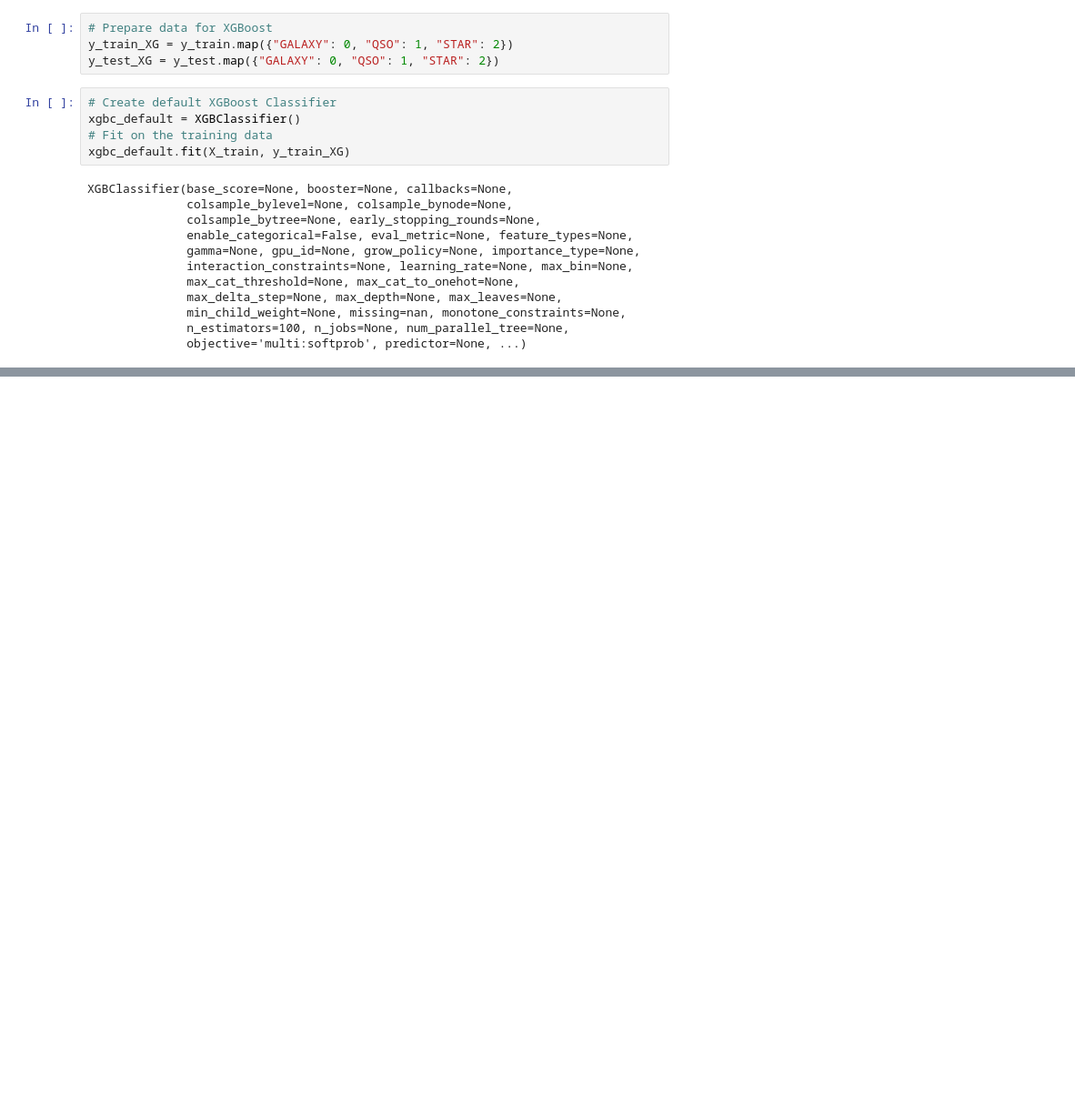
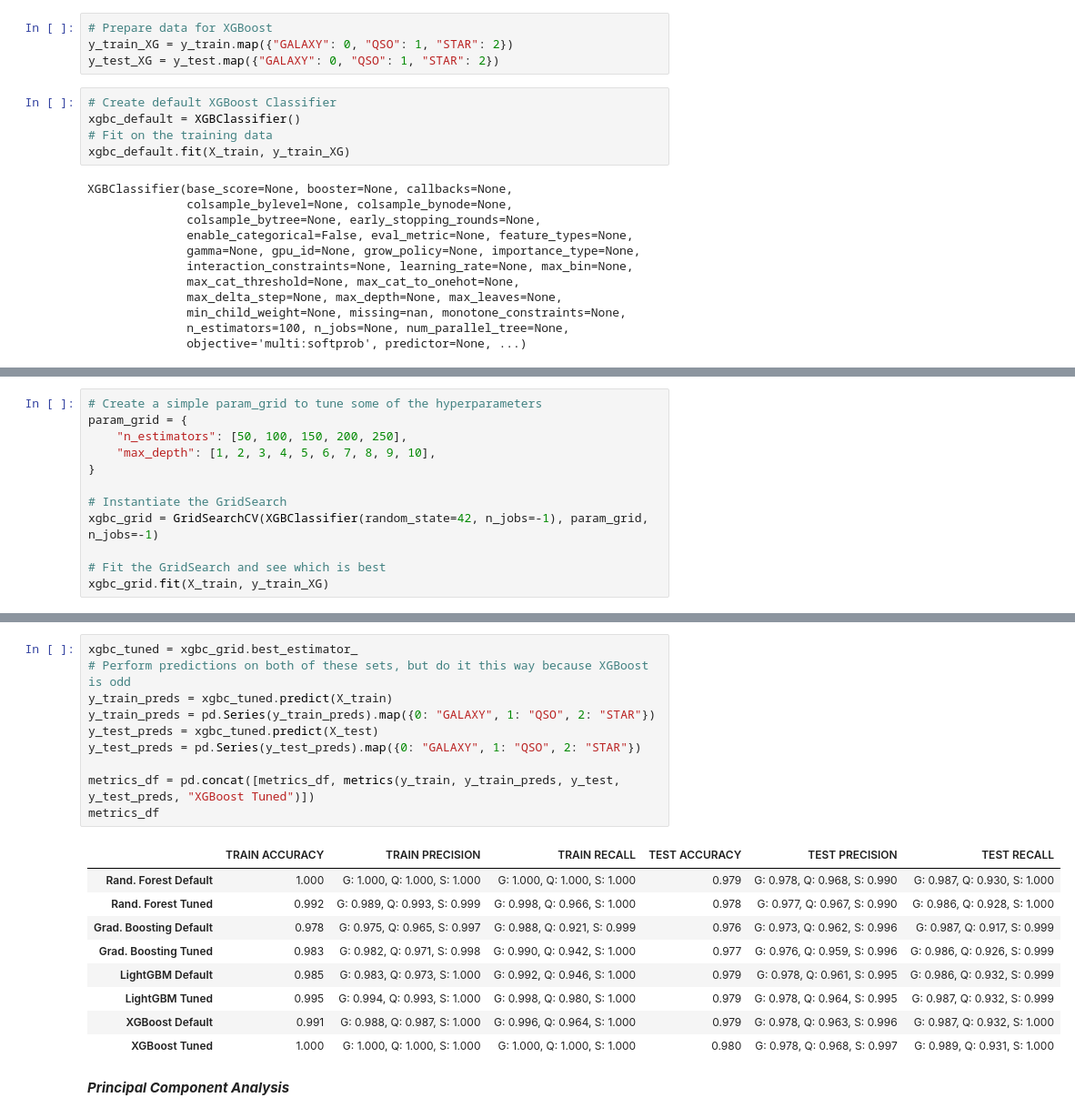
Before and after one commit to john-a-dixon/stellar-object-classification, a Jupyter notebook: stellar.ipynb, the cells around one changed output, grey strips where cells are left out. Shown at 91% size. Cells and saved outputs as stored; diff of their text form; blank space fills up the shorter version.

```diff
--- a/stellar.ipynb
+++ b/stellar.ipynb
@@ -599,0 +626,12 @@ metrics_df
+# %%
+# Create a simple param_grid to tune some of the hyperparameters
+param_grid = {
+    "n_estimators": [50, 100, 150, 200, 250],
+    "max_depth": [1, 2, 3, 4, 5, 6, 7, 8, 9, 10],
+}
+
+# Instantiate the GridSearch
+xgbc_grid = GridSearchCV(XGBClassifier(random_state=42, n_jobs=-1), param_grid, n_jobs=-1)
+
+# Fit the GridSearch and see which is best
+xgbc_grid.fit(X_train, y_train_XG)
@@ -599,0 +656,22 @@ metrics_df
+# %%
+xgbc_tuned = xgbc_grid.best_estimator_
+# Perform predictions on both of these sets, but do it this way because XGBoost is odd
+y_train_preds = xgbc_tuned.predict(X_train)
+y_train_preds = pd.Series(y_train_preds).map({0: "GALAXY", 1: "QSO", 2: "STAR"})
+y_test_preds = xgbc_tuned.predict(X_test)
+y_test_preds = pd.Series(y_test_preds).map({0: "GALAXY", 1: "QSO", 2: "STAR"})
+
+metrics_df = pd.concat([metrics_df, metrics(y_train, y_train_preds, y_test, y_test_preds, "XGBoost Tuned")])
+metrics_df
+# %% [output]
+|  | TRAIN ACCURACY | TRAIN PRECISION | TRAIN RECALL | TEST ACCURACY | TEST PRECISION | TEST RECALL |
+| Rand. Forest Default | 1.000 | G: 1.000, Q: 1.000, S: 1.000 | G: 1.000, Q: 1.000, S: 1.000 | 0.979 | G: 0.978, Q: 0.968, S: 0.990 | G: 0.987, Q: 0.930, S: 1.000 |
+| Rand. Forest Tuned | 0.992 | G: 0.989, Q: 0.993, S: 0.999 | G: 0.998, Q: 0.966, S: 1.000 | 0.978 | G: 0.977, Q: 0.967, S: 0.990 | G: 0.986, Q: 0.928, S: 1.000 |
+| Grad. Boosting Default | 0.978 | G: 0.975, Q: 0.965, S: 0.997 | G: 0.988, Q: 0.921, S: 0.999 | 0.976 | G: 0.973, Q: 0.962, S: 0.996 | G: 0.987, Q: 0.917, S: 0.999 |
+| Grad. Boosting Tuned | 0.983 | G: 0.982, Q: 0.971, S: 0.998 | G: 0.990, Q: 0.942, S: 1.000 | 0.977 | G: 0.976, Q: 0.959, S: 0.996 | G: 0.986, Q: 0.926, S: 0.999 |
+| LightGBM Default | 0.985 | G: 0.983, Q: 0.973, S: 1.000 | G: 0.992, Q: 0.946, S: 1.000 | 0.979 | G: 0.978, Q: 0.961, S: 0.995 | G: 0.986, Q: 0.932, S: 0.999 |
+| LightGBM Tuned | 0.995 | G: 0.994, Q: 0.993, S: 1.000 | G: 0.998, Q: 0.980, S: 1.000 | 0.979 | G: 0.978, Q: 0.964, S: 0.995 | G: 0.987, Q: 0.932, S: 0.999 |
+| XGBoost Default | 0.991 | G: 0.988, Q: 0.987, S: 1.000 | G: 0.996, Q: 0.964, S: 1.000 | 0.979 | G: 0.978, Q: 0.963, S: 0.996 | G: 0.987, Q: 0.932, S: 1.000 |
+| XGBoost Tuned | 1.000 | G: 1.000, Q: 1.000, S: 1.000 | G: 1.000, Q: 1.000, S: 1.000 | 0.980 | G: 0.978, Q: 0.968, S: 0.997 | G: 0.989, Q: 0.931, S: 1.000 |
+# %% [markdown]
+**_Principal Component Analysis_**
```
Also changed, not shown: parts of 9 cells of this notebook.
